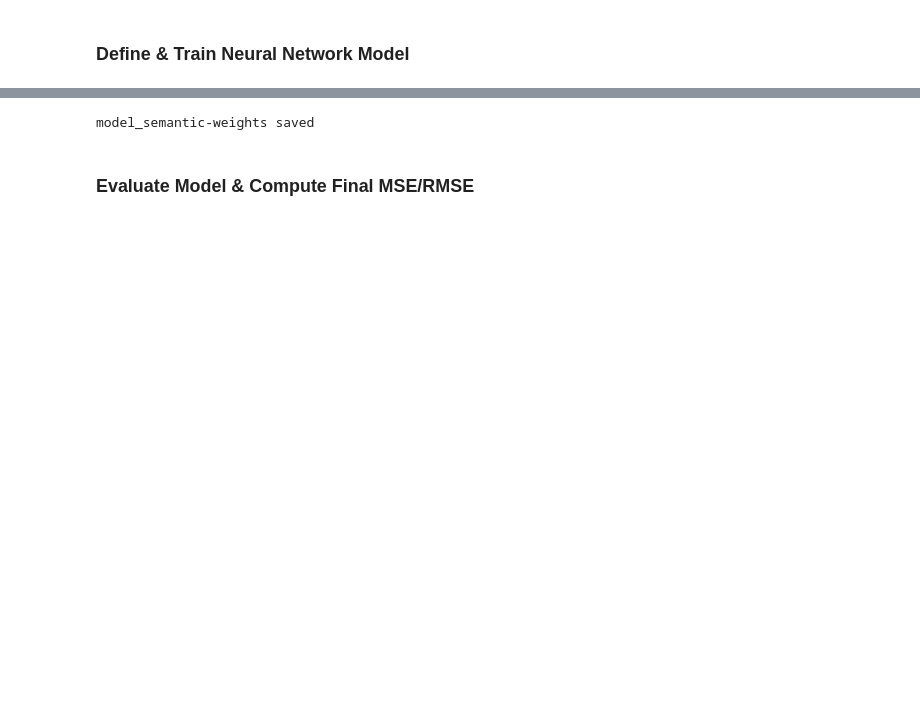
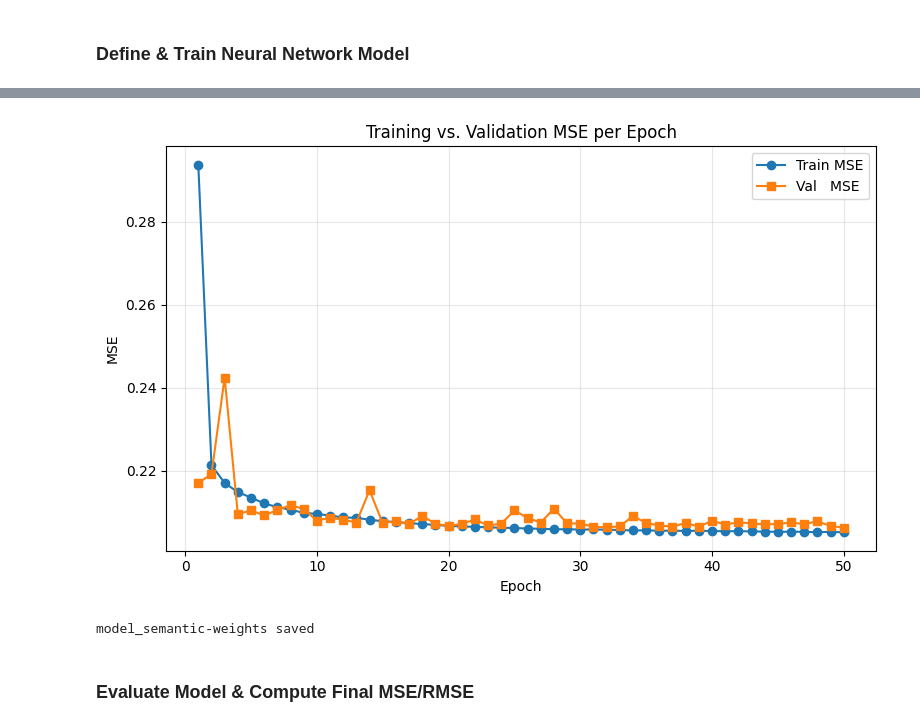
Before and after one commit to LeoMoehlenkamp/Gaze-Duration-Prediction-with-Syntactic-and-Semantic-Features, a Jupyter notebook: Project.ipynb, the cells around one changed output, grey strips where cells are left out. Drawn from its saved outputs; the diff is of its cells as text; code cells hidden in the pictures; blank space fills up the shorter version.

Commit message:
trained some more ANNs

```diff
--- a/Project.ipynb
+++ b/Project.ipynb
@@ -561,0 +533,70 @@ Epoch 50/50 — Train MSE: 0.2050, Val MSE: 0.2073
+# %%
+# --- Model Definition ---
+device = torch.device("cuda" if torch.cuda.is_available() else "cpu")
+print("Using device:", device)
+
+class GazeNet(nn.Module):
+    def __init__(self, input_dim):
+        super().__init__()
+        self.net = nn.Sequential(
+            nn.Linear(input_dim, 512),
+            nn.ReLU(),
+            nn.Linear(512, 128),
+            nn.ReLU(),
+            nn.Linear(128, 1)
+        )
+    def forward(self, x):
+        return self.net(x)
+
+model_semantic = GazeNet(input_dim=X.shape[1]).to(device)
+
+# --- Loss & Optimizer ---
+criterion = nn.MSELoss()
+optimizer = torch.optim.Adam(model_semantic.parameters(), lr=1e-3)
+
+# --- Training Loop with Validation ---
+n_epochs = 50
+train_mses = []
+val_mses   = []
+
+for epoch in range(1, n_epochs+1):
+    # Training
+    model_semantic.train()
+    total_train = 0.0
+    for Xb, yb in train_loader:
+        Xb, yb = Xb.to(device), yb.to(device)
+        optimizer.zero_grad()
+        preds = model_semantic(Xb)
+        loss = criterion(preds, yb)
+        loss.backward()
+        optimizer.step()
+        total_train += loss.item() * Xb.size(0)
+    train_mse = total_train / len(train_loader.dataset)
+    train_mses.append(train_mse)
+
+    # Validation
+    model_semantic.eval()
+    total_val = 0.0
+    with torch.no_grad():
+        for Xb, yb in val_loader:
+            Xb, yb = Xb.to(device), yb.to(device)
+            preds = model_semantic(Xb)
+            total_val += criterion(preds, yb).item() * Xb.size(0)
+    val_mse = total_val / len(val_loader.dataset)
+    val_mses.append(val_mse)
+
+    print(f"Epoch {epoch:02d}/{n_epochs} — Train MSE: {train_mse:.4f}, Val MSE: {val_mse:.4f}")
+
+# --- Plotting Train vs. Validation MSE ---
+epochs = list(range(1, n_epochs+1))
+plt.figure(figsize=(8,5))
+plt.plot(epochs, train_mses, label="Train MSE", marker='o')
+plt.plot(epochs, val_mses,   label="Val   MSE", marker='s')
+plt.xlabel("Epoch")
+plt.ylabel("MSE")
+plt.title("Training vs. Validation MSE per Epoch")
+plt.legend()
+plt.grid(alpha=0.3)
+plt.tight_layout()
+plt.show()
+# %% [output]
@@ -562,3 +620,4 @@ Epoch 50/50 — Train MSE: 0.2050, Val MSE: 0.2073
+[figure, added]
 # %%
 torch.save(model_semantic.state_dict(), "model_semantic_weights.pth")
 print("model_semantic-weights saved")
```
Also changed, not shown: parts of 35 cells of this notebook, 3 other files.
